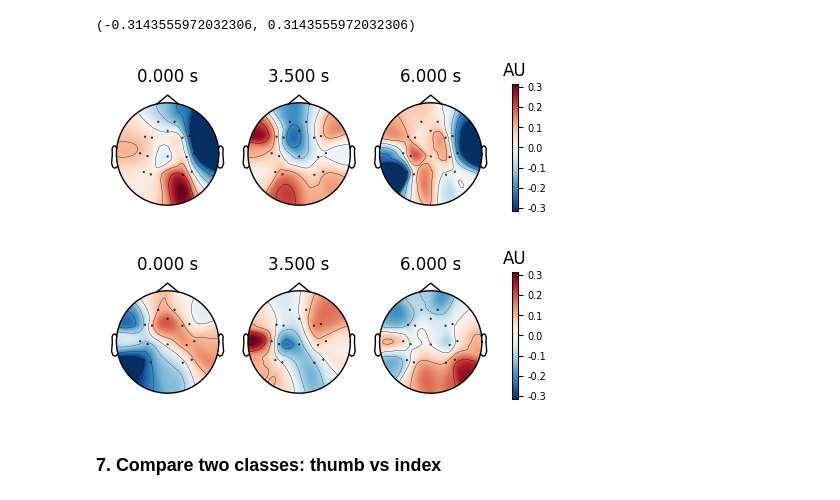
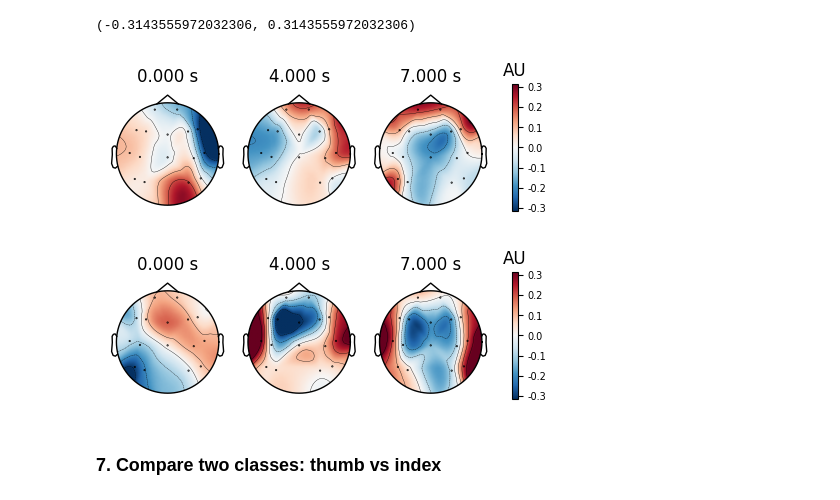
Before and after one commit to Bornholmersild/hybrid_bci, a Jupyter notebook: src/experiment/analyse_data.ipynb, the cells around one changed output. Saved outputs shown, nothing was run; the diff lists cells and outputs as text; code cells hidden in the pictures.

```diff
--- a/src/experiment/analyse_data.ipynb
+++ b/src/experiment/analyse_data.ipynb
@@ -579,7 +579,7 @@ CON_RANGE = np.arange(0*ONE_SEC_RANGE, 9*ONE_SEC_RANGE)
 # %% [markdown]
 ### Load datasets
 # %%
-def load_EEG_data(subject_name : str | list, finger_name : str, select_specfic_channels : list | None = None):
+'''def load_EEG_data(subject_name : str | list, finger_name : str, select_specfic_channels : list | None = None):
     EEG_USEABLE_CHANNELS = select_specfic_channels
 
     base_dir = Path().resolve() / 'data'
@@ -624,11 +624,11 @@ def load_EEG_data(subject_name : str | list, finger_name : str, select_specfic_c
     filt_ins = Filtering()
     EEG_epoch_norm = filt_ins.zscore(EEG_car, mode = 'within_ch')
 
-    return EEG_epoch_norm
+    return EEG_epoch_norm'''
 
 base_dir = Path().resolve() / 'data'
 load_ins = load_datasets(base_dir = base_dir)
-EEG_ins = EEG_preprocessing(fs = EEG_FREQ, bandpass_lowcut = EEG_LOWCUT, bandpass_highcut = EEG_HIGHCUT, trial_period = TRIAL_PERIOD, trim_period = TRIM_PERIOD)
+EEG_ins = EEG_preprocessing(fs = EEG_FREQ, bandpass_lowcut = 0.5, bandpass_highcut = 30, trial_period = TRIAL_PERIOD, trim_period = TRIM_PERIOD)
 
 # SUBJECTS_IDs = [f'subject_{subj}' for subj in range(17)]
 SUBJECTS_IDs = ['subject_7']
@@ -1199,42 +1211,44 @@ vlim
 # %% [output]
 (-0.3143555972032306, 0.3143555972032306)
 # %%
-times = [0.0, 3.5, 6.0]   # seconds relative to your epoch start
+times = [0.0, 4.0, 7.0]   # seconds relative to your epoch start
 
 fig_ix = evoked_index.plot_topomap(
     times=times,
     ch_type='eeg',
     cmap='RdBu_r',
     size=1,
     time_unit='s',
     scalings=1,
     vlim=vlim,
-    show=True
+    show=True,
+    sphere=(0, 0, 0, 0.07),
 )
 
 # fig_ix.savefig(
 #     r"images\subject8_report\topomap_index.png",
 #     bbox_inches="tight"
 # )
 
 fig_tb = evoked_thumb.plot_topomap(
     times=times,
     ch_type='eeg',
     cmap='RdBu_r',
     size=1,
     time_unit='s',
     scalings=1,
     vlim=vlim,
-    show=True
+    show=True,
+    sphere=(0, 0, 0, 0.07),
 )
 
 # fig_tb.savefig(
 #     r"images\subject8_report\topomap_thumb.png",
 #     bbox_inches="tight"
 # )
 # %% [output]
-[figure, old version]
+[figure, new version]
-[figure, old version]
+[figure, new version]
 # %% [markdown]
 ### 7. Compare two classes: thumb vs index
 # %%
```
Also changed, not shown: parts of 10 cells of this notebook, 33 other files.
